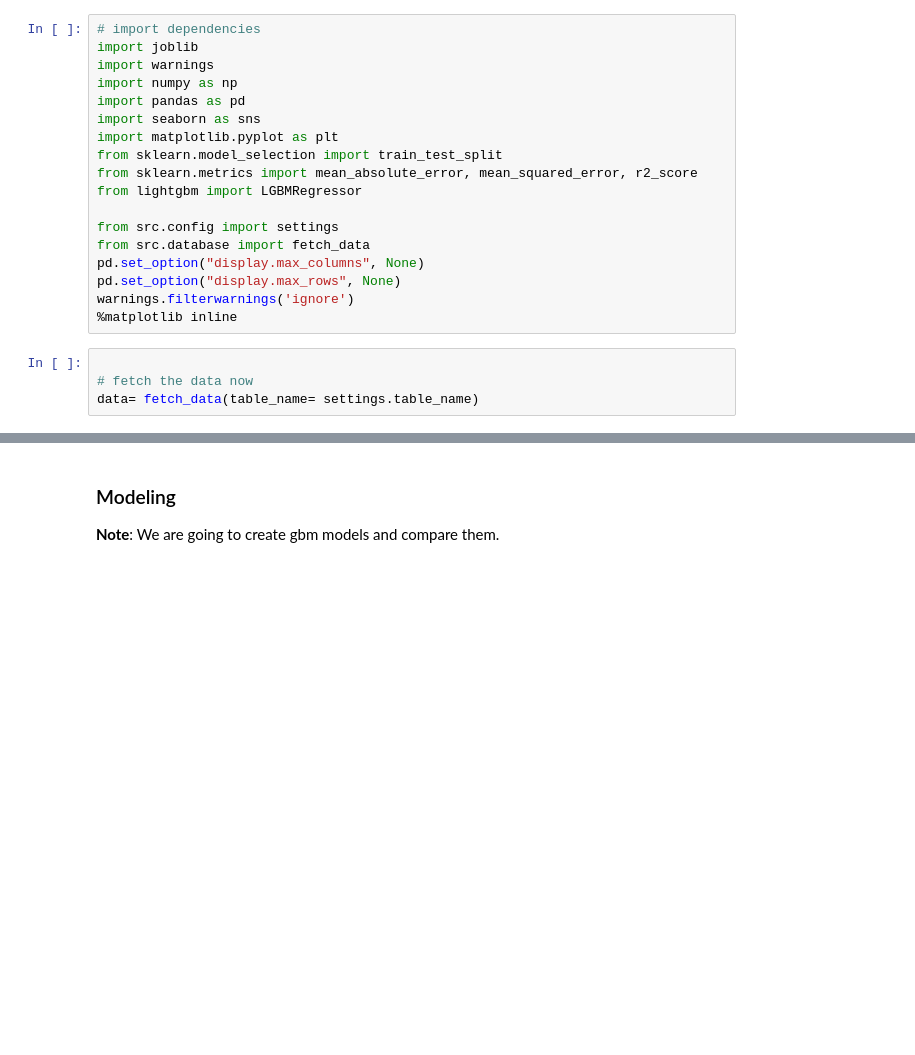
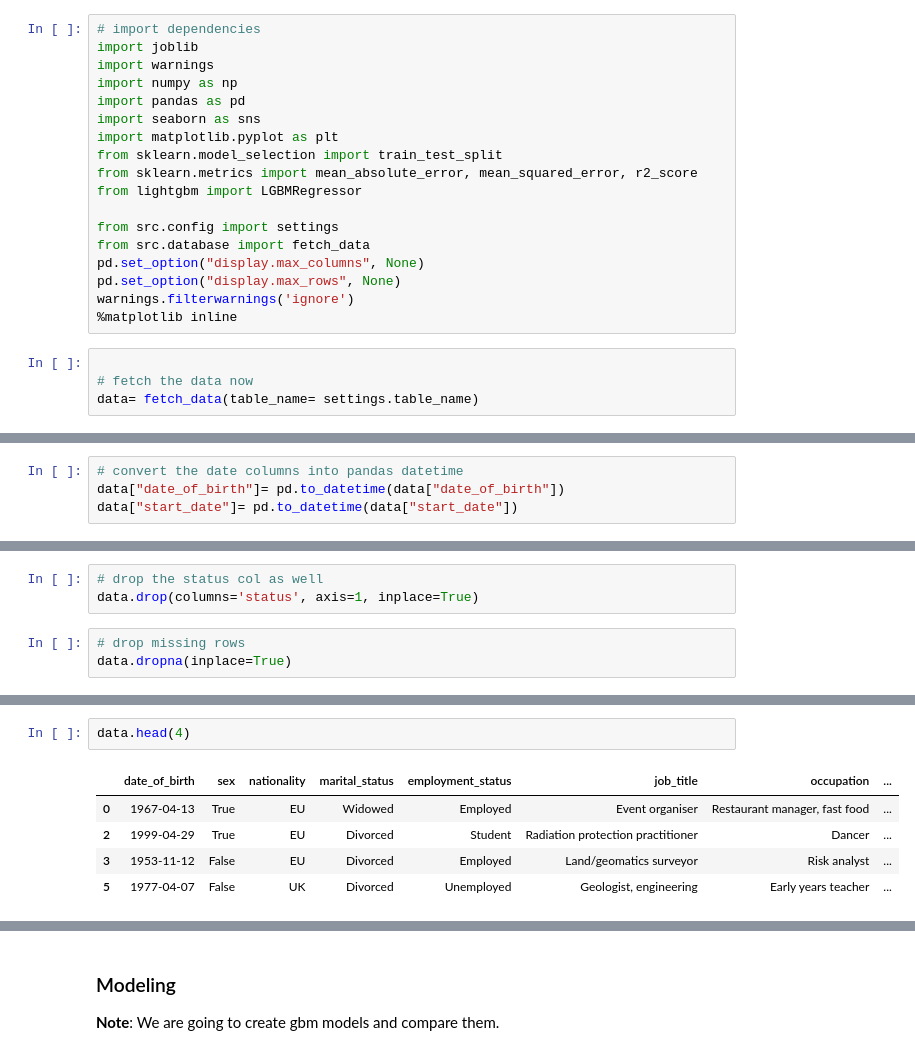
Before and after one commit to Lazygeniusbilal/rating-engine-, a Jupyter notebook: notebooks/modeling.ipynb, the cells around one changed output, grey strips where cells are left out. Drawn from its saved outputs; the diff is of its cells as text; blank space fills up the shorter version.

```diff
--- a/notebooks/modeling.ipynb
+++ b/notebooks/modeling.ipynb
@@ -203,0 +91,4 @@ Name: count, dtype: int64
+# %%
+# convert the date columns into pandas datetime
+data["date_of_birth"]= pd.to_datetime(data["date_of_birth"])
+data["start_date"]= pd.to_datetime(data["start_date"])
@@ -203,0 +116,6 @@ Name: count, dtype: int64
+# %%
+# drop the status col as well
+data.drop(columns='status', axis=1, inplace=True)
+# %%
+# drop missing rows
+data.dropna(inplace=True)
@@ -203,0 +166,8 @@ Name: count, dtype: int64
+# %%
+data.head(4)
+# %% [output]
+|  | date_of_birth | sex | nationality | marital_status | employment_status | job_title | occupation | ... |
+| 0 | 1967-04-13 | True | EU | Widowed | Employed | Event organiser | Restaurant manager, fast food | ... |
+| 2 | 1999-04-29 | True | EU | Divorced | Student | Radiation protection practitioner | Dancer | ... |
+| 3 | 1953-11-12 | False | EU | Divorced | Employed | Land/geomatics surveyor | Risk analyst | ... |
+| 5 | 1977-04-07 | False | UK | Divorced | Unemployed | Geologist, engineering | Early years teacher | ... |
```
Also changed, not shown: parts of 61 cells of this notebook, 5 other files.
